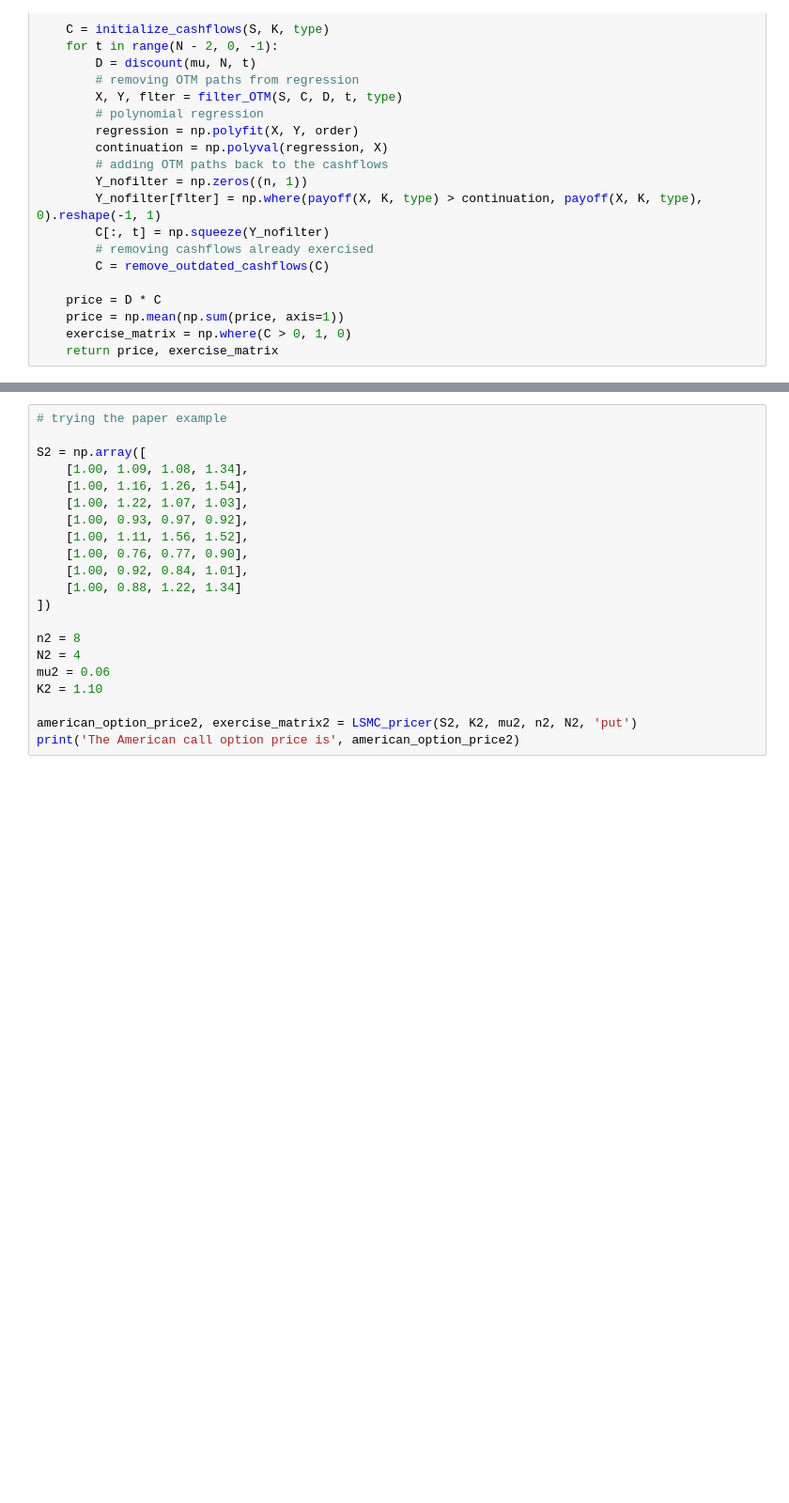
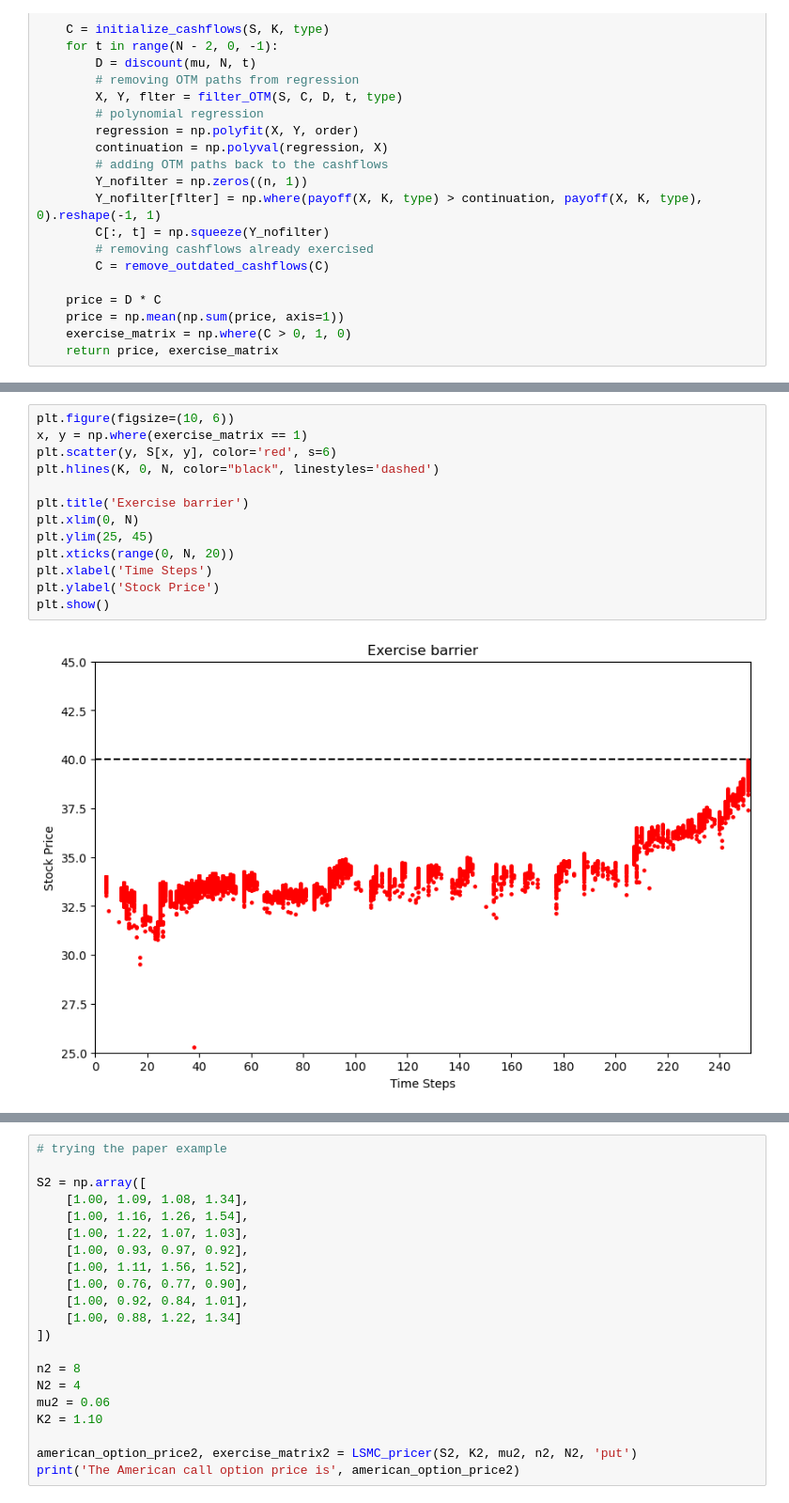
Before and after one commit to paul-wawszczyk/Longstaff-Schwartz, a Jupyter notebook: notebook.ipynb, the cells around one changed output, grey strips where cells are left out. Shown: that part at 94% size. Cells and saved outputs as stored; diff of their text form; blank space fills up the shorter version.

```diff
--- a/notebook.ipynb
+++ b/notebook.ipynb
@@ -143,0 +149,15 @@ plotter(S, exercise_matrix, K, N, n)
+# %%
+plt.figure(figsize=(10, 6))
+x, y = np.where(exercise_matrix == 1)
+plt.scatter(y, S[x, y], color='red', s=6)
+plt.hlines(K, 0, N, color="black", linestyles='dashed')
+
+plt.title('Exercise barrier')
+plt.xlim(0, N)
+plt.ylim(25, 45)
+plt.xticks(range(0, N, 20))
+plt.xlabel('Time Steps')
+plt.ylabel('Stock Price')
+plt.show()
+# %% [output]
+[figure, added]
```
Also changed, not shown: parts of 13 cells of this notebook, 1 other file.
